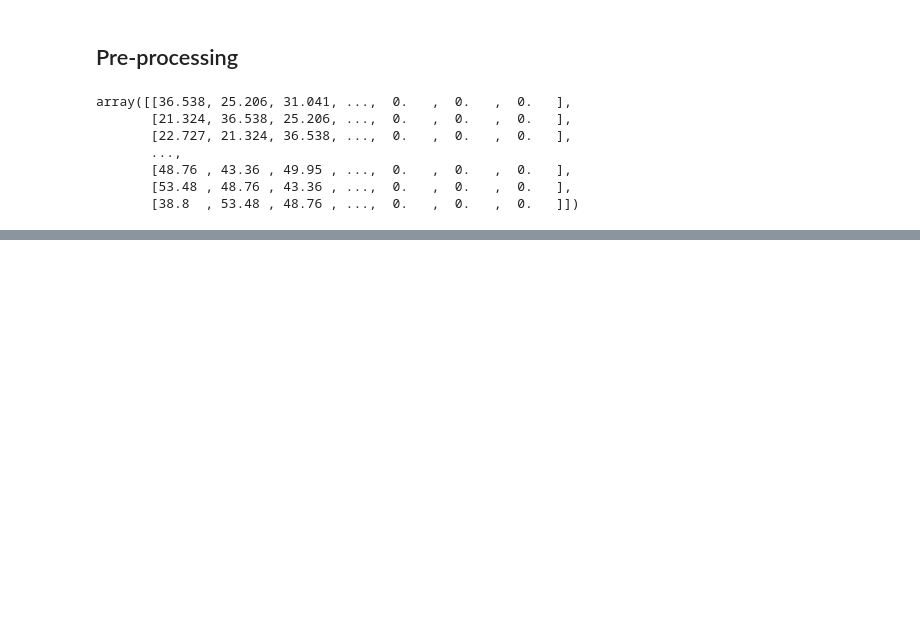
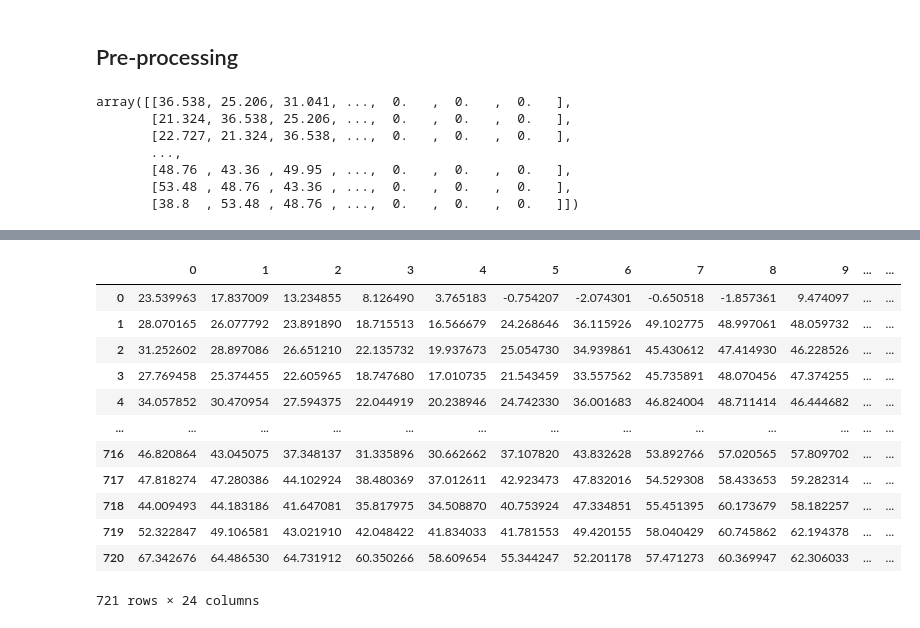
Before and after one commit to giovannicatalano-ors/epftoolbox, a Jupyter notebook: LEAR_test.ipynb, the cells around one changed output, grey strips where cells are left out. Saved outputs shown, nothing was run; the diff lists cells and outputs as text; code cells hidden in the pictures; blank space fills up the shorter version.

```diff
--- a/LEAR_test.ipynb
+++ b/LEAR_test.ipynb
@@ -132,6 +143,6 @@ for dayofweek in range(7):
 # %%
-model = LEAR(calibration_window=364*3)
+model = LEAR()
 
 model.recalibrate(X_train, Y_train)
 # %%
-model.predict_days(X_test)
+X_test_pred = model.predict_days(X_test)
@@ -139,0 +153,4 @@ AttributeError: 'LEAR' object has no attribute 'predict_days'
+# %%
+x_test_pred_df = pd.DataFrame(X_test_pred)
+
+# x_test_df.set_index(indexTest.index, inplace=True)
@@ -140 +168,17 @@ AttributeError: 'LEAR' object has no attribute 'predict_days'
+# %%
+x_test_pred_df
+# %% [output]
+|  | 0 | 1 | 2 | 3 | 4 | 5 | 6 | 7 | 8 | 9 | ... | ... |
+| 0 | 23.539963 | 17.837009 | 13.234855 | 8.126490 | 3.765183 | -0.754207 | -2.074301 | -0.650518 | -1.857361 | 9.474097 | ... | ... |
+| 1 | 28.070165 | 26.077792 | 23.891890 | 18.715513 | 16.566679 | 24.268646 | 36.115926 | 49.102775 | 48.997061 | 48.059732 | ... | ... |
+| 2 | 31.252602 | 28.897086 | 26.651210 | 22.135732 | 19.937673 | 25.054730 | 34.939861 | 45.430612 | 47.414930 | 46.228526 | ... | ... |
+| 3 | 27.769458 | 25.374455 | 22.605965 | 18.747680 | 17.010735 | 21.543459 | 33.557562 | 45.735891 | 48.070456 | 47.374255 | ... | ... |
+| 4 | 34.057852 | 30.470954 | 27.594375 | 22.044919 | 20.238946 | 24.742330 | 36.001683 | 46.824004 | 48.711414 | 46.444682 | ... | ... |
+| ... | ... | ... | ... | ... | ... | ... | ... | ... | ... | ... | ... | ... |
+| 716 | 46.820864 | 43.045075 | 37.348137 | 31.335896 | 30.662662 | 37.107820 | 43.832628 | 53.892766 | 57.020565 | 57.809702 | ... | ... |
+| 717 | 47.818274 | 47.280386 | 44.102924 | 38.480369 | 37.012611 | 42.923473 | 47.832016 | 54.529308 | 58.433653 | 59.282314 | ... | ... |
+| 718 | 44.009493 | 44.183186 | 41.647081 | 35.817975 | 34.508870 | 40.753924 | 47.334851 | 55.451395 | 60.173679 | 58.182257 | ... | ... |
+| 719 | 52.322847 | 49.106581 | 43.021910 | 42.048422 | 41.834033 | 41.781553 | 49.420155 | 58.040429 | 60.745862 | 62.194378 | ... | ... |
+| 720 | 67.342676 | 64.486530 | 64.731912 | 60.350266 | 58.609654 | 55.344247 | 52.201178 | 57.471273 | 60.369947 | 62.306033 | ... | ... |
+721 rows × 24 columns
 # %%
```
Also changed, not shown: parts of 21 cells of this notebook, 5 other files.
